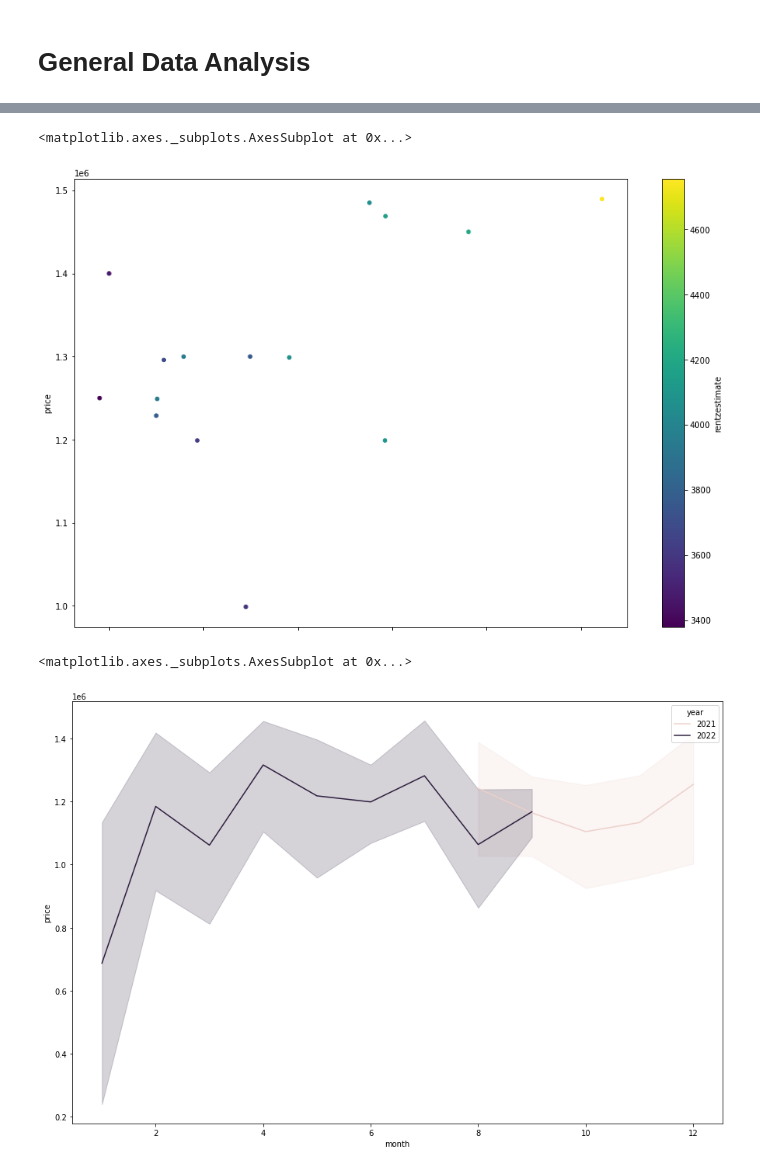
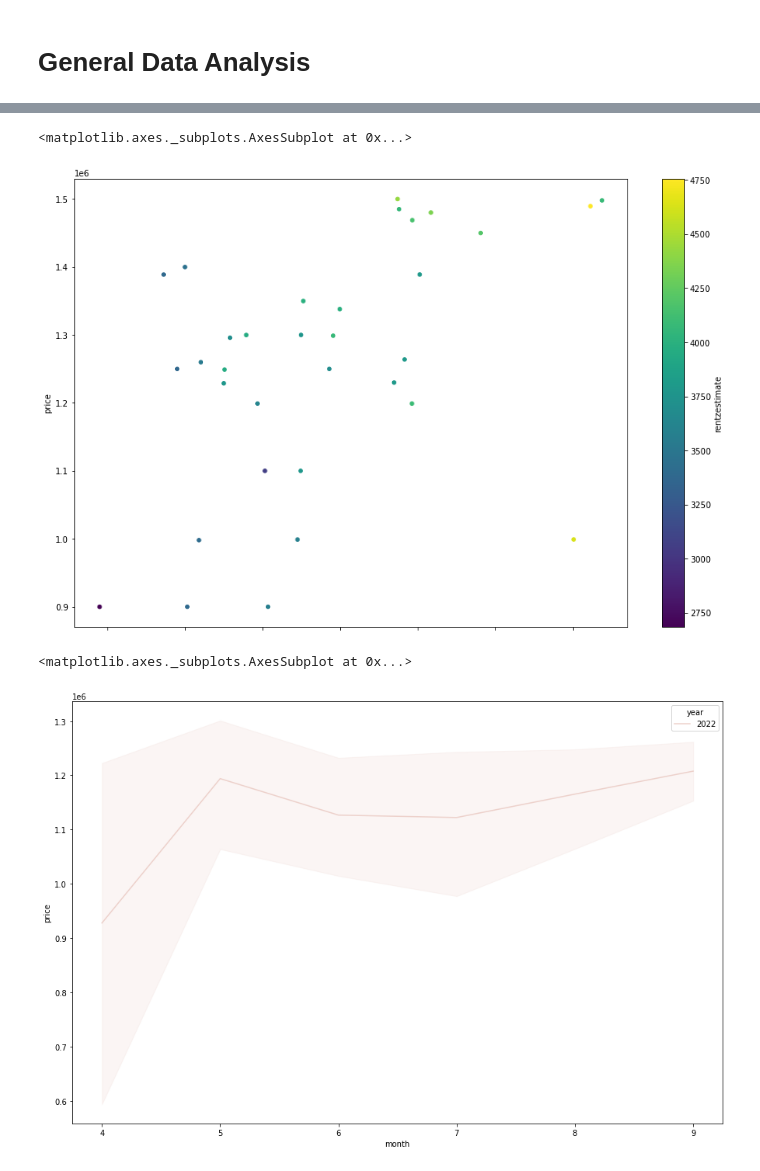
Before and after one commit to kandluis/premium-property-finder, a Jupyter notebook: notebooks/analysis.ipynb, the cells around one changed output, grey strips where cells are left out. Drawn from its saved outputs; the diff is of its cells as text; code cells hidden in the pictures.

```diff
--- a/notebooks/analysis.ipynb
+++ b/notebooks/analysis.ipynb
@@ -381,8 +381,6 @@ async def fetchRentalBitsEstimates(properties: Iterable[Property]) -> Dict[Union
   # We only do this by zip code to reduce the load on the API.
   zips = set([item.zipCode for item in properties if item.zipCode ])
   rents: Dict[Union[int, str], decimal.Decimal] = {}
-  # throttle = pThrottle({ limit: 5, interval: 3000 });
-  # throttled = throttle(getRentBitsEstimate);
   async def fetch(zipCode: Union[int, str]) -> None:
     loc = await getLatLong(str(zipCode))
     if isinstance(loc, Dict):
@@ -392,11 +390,11 @@ async def fetchRentalBitsEstimates(properties: Iterable[Property]) -> Dict[Union
       return
     rents[zipCode] = rent
 
-  _ = await asyncio.gather(*[fetch(zipCode) for zipCode in zips], return_exceptions=True)
+  ref = await asyncio.gather(*[fetch(zipCode) for zipCode in zips], return_exceptions=True)
   # At this point we know that rents will have the right values set.
   return {
     prop.zpid : rents[prop.zipCode] for prop in properties
-    if prop.zpid and prop.zipCode
+    if prop.zpid and prop.zipCode and prop.zipCode in rents
   }
 
 
@@ -452,7 +450,7 @@ def postProcess(data: pd.DataFrame) -> pd.DataFrame:
   maxPrice = data[['price', 'zestimate']].max(axis=1, numeric_only=True, skipna=True)
   data['detailUrl'] = data.detailUrl.map(lambda suffix: f'https://www.zillow.com{suffix}')
   data['price:estimate'] = data.price / data.zestimate
-  data['rent:price'] = 100*data.rentzestimate / maxPrice
+  data['rent:price'] = 100*(data.rentzestimate.apply(lambda x: float(x) if x else 0) / maxPrice)
   data['price/ft'] = maxPrice / data.livingArea
   data['forSale'] = data.lastSold.isnull()
 
@@ -462,7 +460,7 @@ def postProcess(data: pd.DataFrame) -> pd.DataFrame:
 @dataclasses.dataclass
 class FetchPropertiesRequest:
   geoLocation: str = 'Milpitas, CA' #@param { type: 'string'}
-  radius: float = 1.75 #@param { type: 'slider', min: 0.0, max: 4.0, step: 0.25 }
+  radius: float = 4 #@param { type: 'slider', min: 0.0, max: 4.0, step: 0.25 }
   priceFrom: int = 0
   priceMost: int = 1525000 #@param { type : 'slider', min: 100000, max: 3000000, step: 25000}
   includeSold: bool = True #@param { type : 'boolean' }
@@ -619,20 +617,20 @@ forSaleSingleFamilies.plot.scatter(
 )
 # %% [output]
 <matplotlib.axes._subplots.AxesSubplot at 0x...>
-[figure, old version]
+[figure, new version]
 # %%
 #@title [SOLD] Plot historical price data { display-mode: "form" }
 import seaborn as sns
 
 tmp = soldSingleFamilies.copy()
 tmp['dateSold'] = pd.to_datetime(soldSingleFamilies.lastSold.apply(lambda x: x.split(' ')[-1]), errors='coerce')
-tmp = soldSingleFamilies[~soldSingleFamilies.dateSold.isnull()]
+tmp = tmp[~tmp.dateSold.isnull()]
 tmp2 = tmp.copy()
 tmp2['month'] = tmp.dateSold.apply(lambda x: x.month)
 tmp2['year'] = tmp.dateSold.apply(lambda x: x.year)
 tmp2['day'] = tmp.dateSold.apply(lambda x: x.day)
 
 sns.lineplot(x='month',y='price',hue='year',data=tmp2)
 # %% [output]
 <matplotlib.axes._subplots.AxesSubplot at 0x...>
-[figure, old version]
+[figure, new version]
```
Also changed, not shown: parts of 4 cells of this notebook.
